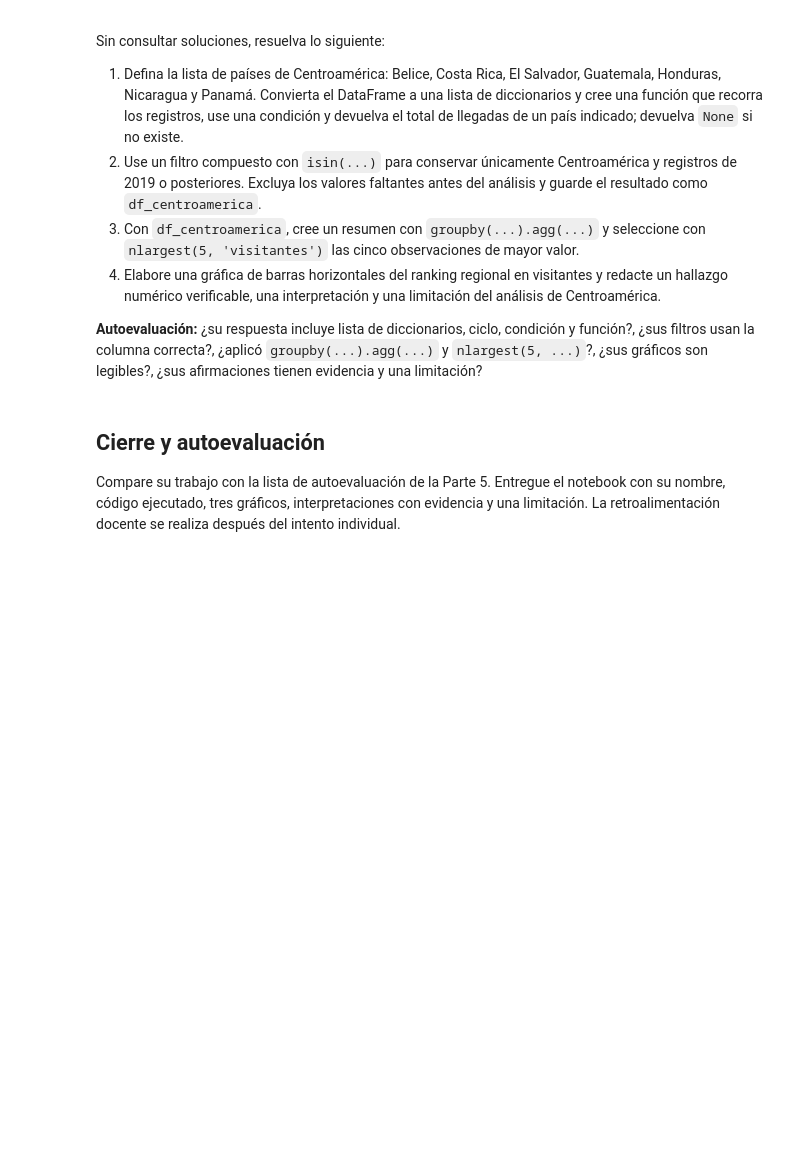
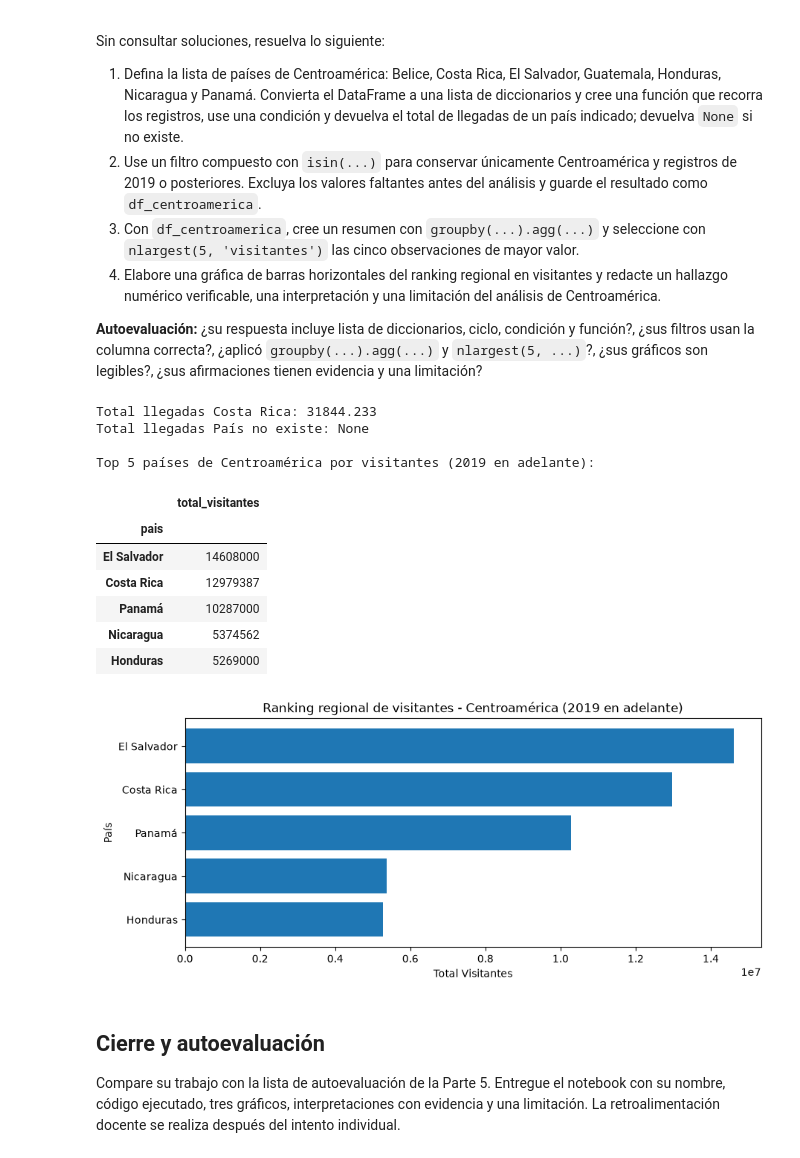
Before and after one commit to yislein27-cyber/2026C2-G03-PROGRAMACI-N, a Jupyter notebook: Clase 13/REPASO_FINAL_TURISMO_INTERNACIONAL_ESTUDIANTE.ipynb, the cells around one changed output. Drawn from its saved outputs; the diff is of its cells as text; code cells hidden in the pictures; blank space fills up the shorter version.

```diff
--- a/Clase 13/REPASO_FINAL_TURISMO_INTERNACIONAL_ESTUDIANTE.ipynb
+++ b/Clase 13/REPASO_FINAL_TURISMO_INTERNACIONAL_ESTUDIANTE.ipynb
@@ -282,3 +287,64 @@ Sin consultar soluciones, resuelva lo siguiente:
+# %%
+# Resuelva aquí el mini-simulacro.
+# Defina la lista regional y cree df_centroamerica con el filtro compuesto y sin valores faltantes.
+# Incluya la función, groupby(...).agg(...), nlargest(5, 'visitantes')
+# y su interpretación de Centroamérica en visitantes, con evidencia y limitación.
+# Resuelva aquí el mini-simulacro.
+# Defina la lista regional y cree df_centroamerica con el filtro compuesto y sin valores faltantes.
+# Incluya la función, groupby(...).agg(...), nlargest(5, 'visitantes')
+# y su interpretación de Centroamérica en visitantes, con evidencia y limitación.
+# 1) Lista de países de Centroamérica
+centroamerica = ["Belice", "Costa Rica", "El Salvador", "Guatemala", "Honduras", "Nicaragua", "Panamá"]
+
+registros_ca = df.to_dict(orient='records')
+
+def total_llegadas_pais(registros, pais):
+    total_llegadas = 0
+    found_country = False
+    for registro in registros:
+        if registro['pais'] == pais:
+            total_llegadas += registro['llegadas_miles']
+            found_country = True
+    if found_country:
+        return total_llegadas
+    else:
+        return None
+
+print(f"Total llegadas Costa Rica: {total_llegadas_pais(registros_ca, 'Costa Rica')}")
+print(f"Total llegadas País no existe: {total_llegadas_pais(registros_ca, 'País no existe')}")
+
+df_centroamerica = df[
+    df['pais'].isin(centroamerica) & (df['anio'] >= 2019)
+].dropna()
+
+resumen = df_centroamerica.groupby('pais').agg(
+    total_visitantes=('visitantes', 'sum')
+)
+top_5 = resumen.nlargest(5, 'total_visitantes')
+
+print("\nTop 5 países de Centroamérica por visitantes (2019 en adelante):")
+display(top_5)
+
+plt.figure(figsize=(10, 4))
+plt.barh(top_5.index, top_5['total_visitantes'])
+plt.title("Ranking regional de visitantes - Centroamérica (2019 en adelante)")
+plt.xlabel("Total Visitantes")
+plt.ylabel("País")
+plt.gca().invert_yaxis() # Invertir el eje y para que el mayor esté arriba
+plt.show()
+# %% [output]
+Total llegadas Costa Rica: 31844.233
+Total llegadas País no existe: None
+
+Top 5 países de Centroamérica por visitantes (2019 en adelante):
+|  | total_visitantes |
+| pais |  |
+| El Salvador | 14608000 |
+| Costa Rica | 12979387 |
+| Panamá | 10287000 |
+| Nicaragua | 5374562 |
+| Honduras | 5269000 |
+[figure, added]
 # %% [markdown]
 ## Cierre y autoevaluación
 
```
Also changed, not shown: parts of 3 cells of this notebook.
